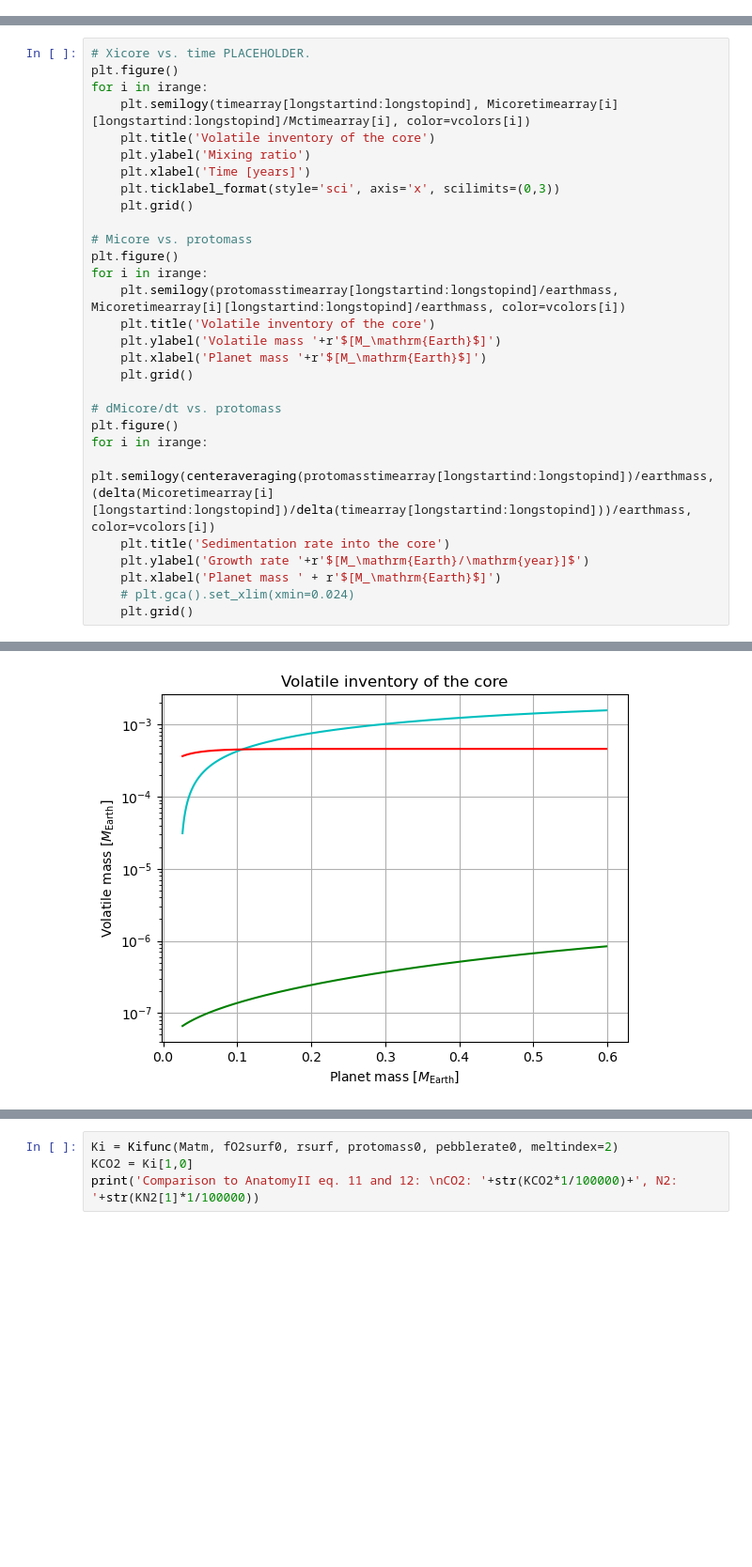
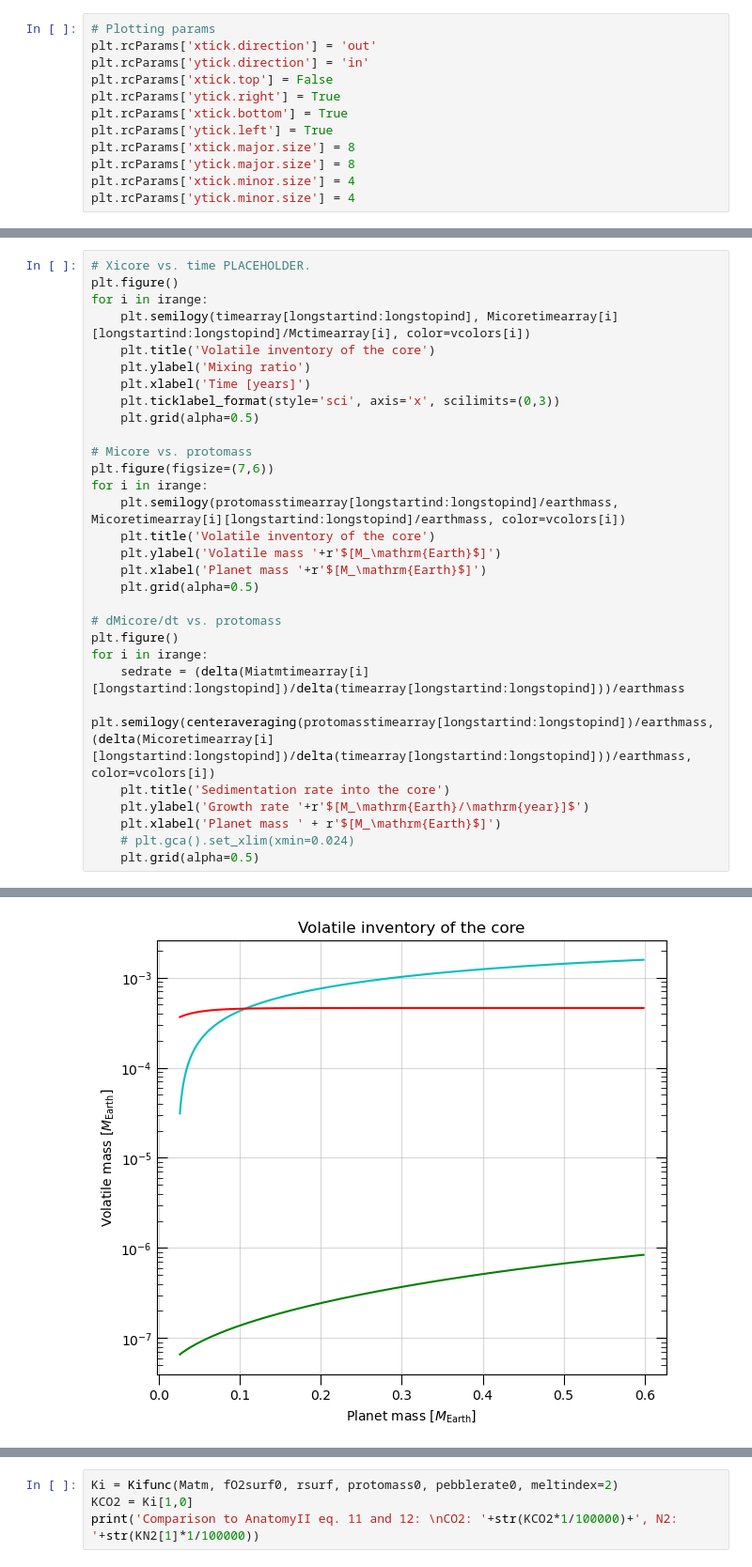
Before and after one commit to Falondil/PhD, a Jupyter notebook: Notebook.ipynb, the cells around one changed output, grey strips where cells are left out. Shown at 94% size. Saved outputs shown, nothing was run; the diff lists cells and outputs as text; blank space fills up the shorter version.

Commit message:
Add files via upload
Updated plotting and insurance upload of working code v78

```diff
--- a/Notebook.ipynb
+++ b/Notebook.ipynb
@@ -325,3 +331,15 @@ else:
+# %%
+# Plotting params
+plt.rcParams['xtick.direction'] = 'out'
+plt.rcParams['ytick.direction'] = 'in'
+plt.rcParams['xtick.top'] = False
+plt.rcParams['ytick.right'] = True
+plt.rcParams['xtick.bottom'] = True
+plt.rcParams['ytick.left'] = True
+plt.rcParams['xtick.major.size'] = 8
+plt.rcParams['ytick.major.size'] = 8
+plt.rcParams['xtick.minor.size'] = 4
+plt.rcParams['ytick.minor.size'] = 4
 # %%
 plt.figure()
 plt.plot(simulationtimearray, timearray)
@@ -358,24 +376,25 @@ for i in irange:
     plt.ylabel('Mixing ratio')
     plt.xlabel('Time [years]')
     plt.ticklabel_format(style='sci', axis='x', scilimits=(0,3))
-    plt.grid()
+    plt.grid(alpha=0.5)
 
 # Micore vs. protomass
-plt.figure()
+plt.figure(figsize=(7,6))
 for i in irange:
     plt.semilogy(protomasstimearray[longstartind:longstopind]/earthmass, Micoretimearray[i][longstartind:longstopind]/earthmass, color=vcolors[i])
     plt.title('Volatile inventory of the core')
     plt.ylabel('Volatile mass '+r'$[M_\mathrm{Earth}$]')
     plt.xlabel('Planet mass '+r'$[M_\mathrm{Earth}$]')
-    plt.grid()
+    plt.grid(alpha=0.5)
 
 # dMicore/dt vs. protomass
 plt.figure()
 for i in irange:
+    sedrate = (delta(Miatmtimearray[i][longstartind:longstopind])/delta(timearray[longstartind:longstopind]))/earthmass
     plt.semilogy(centeraveraging(protomasstimearray[longstartind:longstopind])/earthmass, (delta(Micoretimearray[i][longstartind:longstopind])/delta(timearray[longstartind:longstopind]))/earthmass, color=vcolors[i])
     plt.title('Sedimentation rate into the core')
     plt.ylabel('Growth rate '+r'$[M_\mathrm{Earth}/\mathrm{year}]$')
     plt.xlabel('Planet mass ' + r'$[M_\mathrm{Earth}$]')
     # plt.gca().set_xlim(xmin=0.024)
-    plt.grid()
+    plt.grid(alpha=0.5)
 # %% [output]
@@ -383 +402 @@ for i in irange:
-[figure, old version]
+[figure, new version]
```
Also changed, not shown: parts of 25 cells of this notebook, 1 other file.
